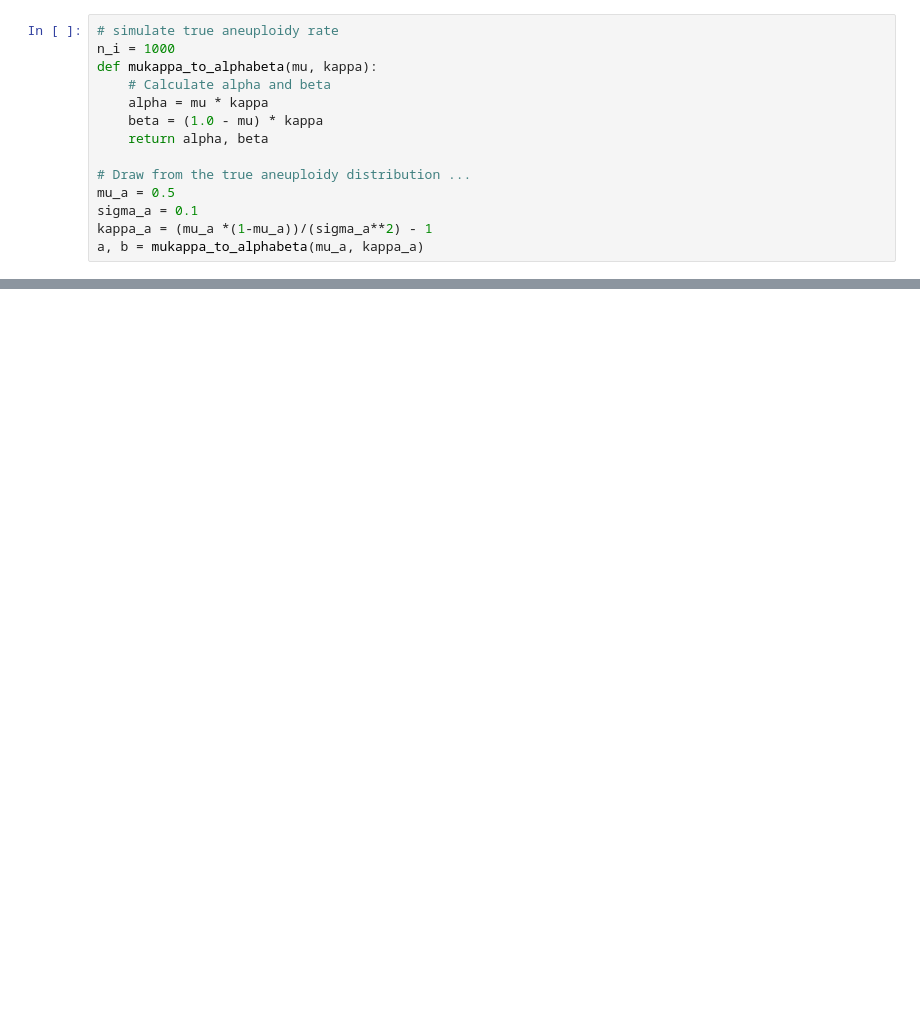
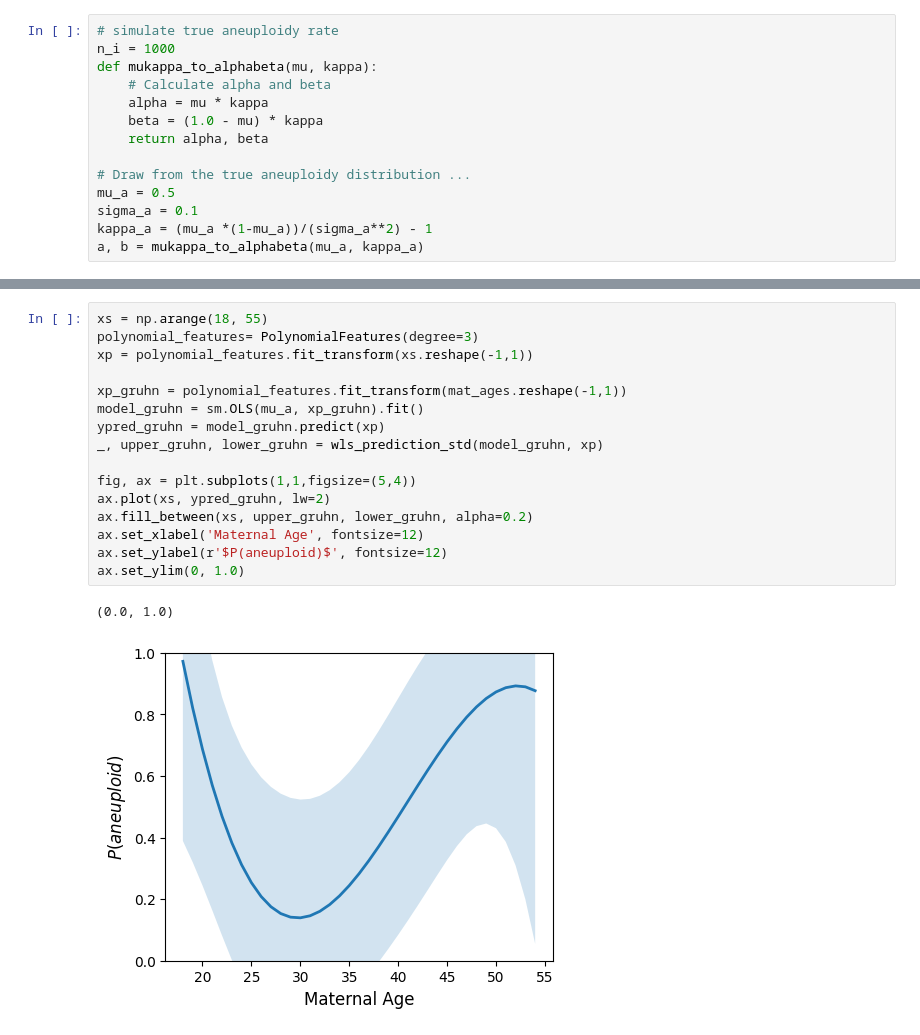
Before and after one commit to aabiddanda/fecundability_model, a Jupyter notebook: notebooks/ascertainment_rate_aneuploidy.ipynb, the cells around one changed output, grey strips where cells are left out. Drawn from its saved outputs; the diff is of its cells as text; blank space fills up the shorter version.

Commit message:
feat: updated model; we are still modeling everything under the water for the iceberg as dependent on aneuploidy

```diff
--- a/notebooks/ascertainment_rate_aneuploidy.ipynb
+++ b/notebooks/ascertainment_rate_aneuploidy.ipynb
@@ -82,0 +86,19 @@ Text(0.5, 0, 'Maternal Age')
+# %%
+xs = np.arange(18, 55)
+polynomial_features= PolynomialFeatures(degree=3)
+xp = polynomial_features.fit_transform(xs.reshape(-1,1))
+
+xp_gruhn = polynomial_features.fit_transform(mat_ages.reshape(-1,1))
+model_gruhn = sm.OLS(mu_a, xp_gruhn).fit()
+ypred_gruhn = model_gruhn.predict(xp)
+_, upper_gruhn, lower_gruhn = wls_prediction_std(model_gruhn, xp)
+
+fig, ax = plt.subplots(1,1,figsize=(5,4))
+ax.plot(xs, ypred_gruhn, lw=2)
+ax.fill_between(xs, upper_gruhn, lower_gruhn, alpha=0.2)
+ax.set_xlabel('Maternal Age', fontsize=12)
+ax.set_ylabel(r'$P(aneuploid)$', fontsize=12)
+ax.set_ylim(0, 1.0)
+# %% [output]
+(0.0, 1.0)
+[figure, added]
```
Also changed, not shown: parts of 3 cells of this notebook, 3 other files.
